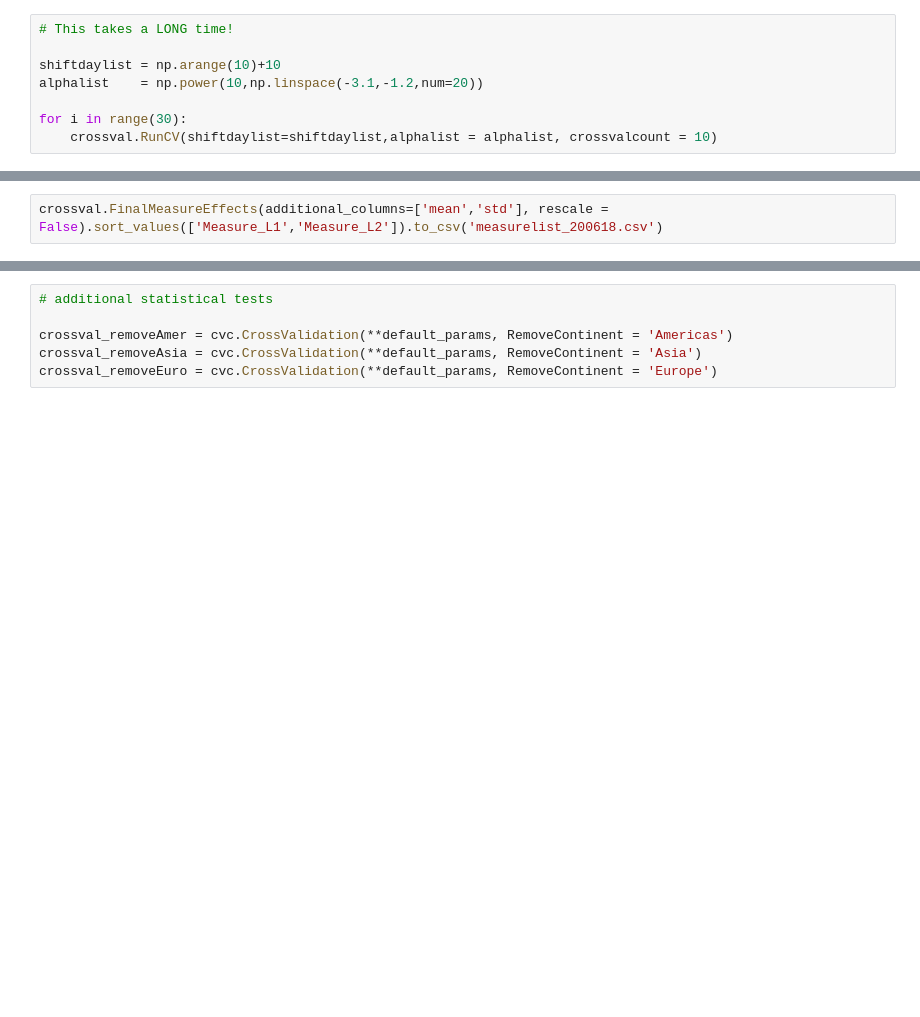
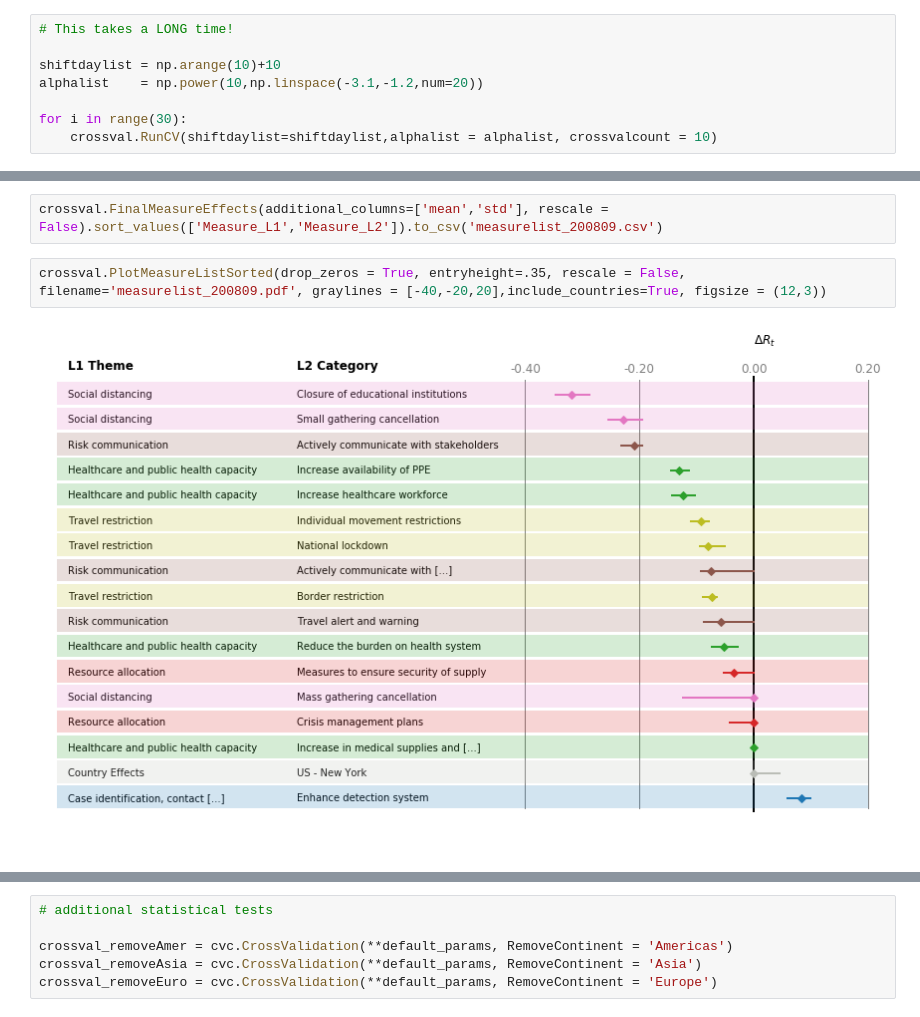
Before and after one commit to lukasgeyrhofer/corona, a Jupyter notebook: NPI measure effects.ipynb, the cells around one changed output, grey strips where cells are left out. Saved outputs shown, nothing was run; the diff lists cells and outputs as text; blank space fills up the shorter version.

```diff
--- a/NPI measure effects.ipynb
+++ b/NPI measure effects.ipynb
@@ -74,2 +74,6 @@ crossval.PlotMeasureListSorted(drop_zeros = True, entryheight=.4, rescale = Fals
 # %%
-crossval.FinalMeasureEffects(additional_columns=['mean','std'], rescale = False).sort_values(['Measure_L1','Measure_L2']).to_csv('measurelist_200618.csv')
+crossval.FinalMeasureEffects(additional_columns=['mean','std'], rescale = False).sort_values(['Measure_L1','Measure_L2']).to_csv('measurelist_200809.csv')
+# %%
+crossval.PlotMeasureListSorted(drop_zeros = True, entryheight=.35, rescale = False, filename='measurelist_200809.pdf', graylines = [-40,-20,20],include_countries=True, figsize = (12,3))
+# %% [output]
+[figure, added]
```
Also changed, not shown: parts of 10 cells of this notebook.
